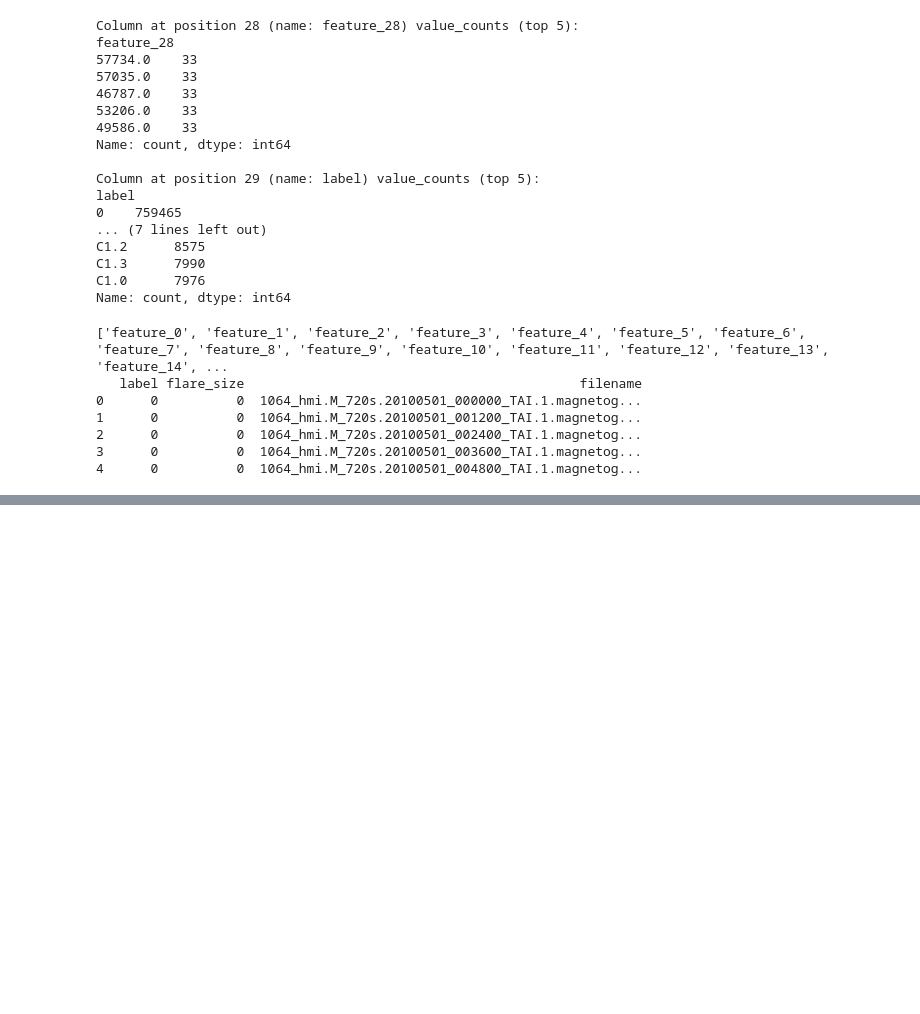
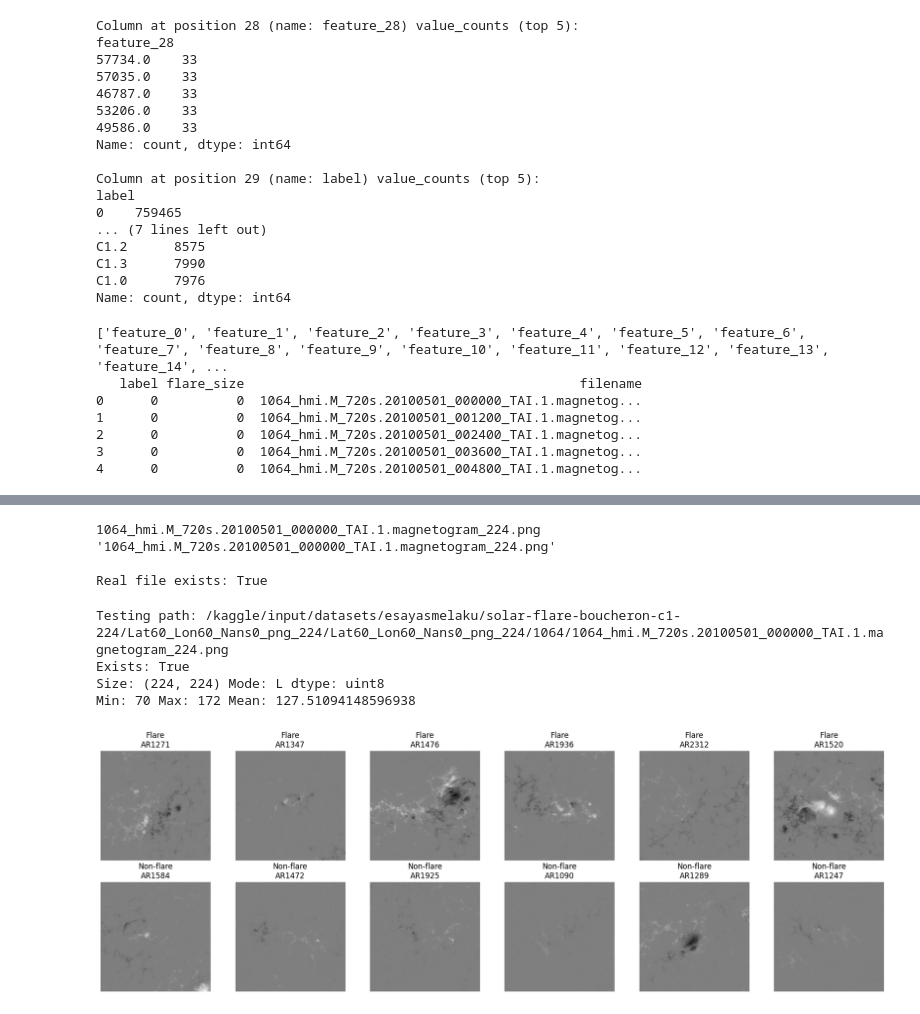
Before and after one commit to EsayasDS/Solar-flare-forecasting, a Jupyter notebook: solar-flare-forecasting.ipynb, the cells around one changed output, grey strips where cells are left out. Saved outputs shown, nothing was run; the diff lists cells and outputs as text; code cells hidden in the pictures; blank space fills up the shorter version.

```diff
--- a/solar-flare-forecasting.ipynb
+++ b/solar-flare-forecasting.ipynb
@@ -200,0 +303,60 @@ print(df[["label", "flare_size", "filename"]].head())
+# %%
+# Check the FULL filename from the CSV (not truncated by pandas display)
+print(df["filename"].iloc[0])
+print(repr(df["filename"].iloc[0]))
+
+# Compare it against a real file we just found
+real_file = ar_folders[0] / "1064_hmi.M_720s.20100503_234800_TAI.1.magnetogram_224.png"
+print("\nReal file exists:", real_file.exists())
+# %% [output]
+1064_hmi.M_720s.20100501_000000_TAI.1.magnetogram_224.png
+'1064_hmi.M_720s.20100501_000000_TAI.1.magnetogram_224.png'
+
+Real file exists: True
+# %%
+IMAGE_ROOT_REAL = DATA_ROOT / "Lat60_Lon60_Nans0_png_224" / "Lat60_Lon60_Nans0_png_224"
+
+sample_row = df.iloc[0]
+sample_path = IMAGE_ROOT_REAL / sample_row["AR_number"] / sample_row["filename"]
+print("Testing path:", sample_path)
+print("Exists:", sample_path.exists())
+
+if sample_path.exists():
+    img = Image.open(sample_path)
+    arr = np.array(img)
+    print("Size:", img.size, "Mode:", img.mode, "dtype:", arr.dtype)
+    print("Min:", arr.min(), "Max:", arr.max(), "Mean:", arr.mean())
+# %% [output]
+Testing path: /kaggle/input/datasets/esayasmelaku/solar-flare-boucheron-c1-224/Lat60_Lon60_Nans0_png_224/Lat60_Lon60_Nans0_png_224/1064/1064_hmi.M_720s.20100501_000000_TAI.1.magnetogram_224.png
+Exists: True
+Size: (224, 224) Mode: L dtype: uint8
+Min: 70 Max: 172 Mean: 127.51094148596938
+# %%
+import matplotlib.pyplot as plt
+
+def get_image_path(row):
+    return IMAGE_ROOT_REAL / row["AR_number"] / row["filename"]
+
+# Sample 6 flare and 6 non-flare images
+flare_sample = df[df["label"] == 1].sample(6, random_state=1)
+nonflare_sample = df[df["label"] == 0].sample(6, random_state=1)
+
+fig, axes = plt.subplots(2, 6, figsize=(18, 6))
+for i, (_, row) in enumerate(flare_sample.iterrows()):
+    p = get_image_path(row)
+    img = np.array(Image.open(p))
+    axes[0, i].imshow(img, cmap="gray", vmin=0, vmax=255)
+    axes[0, i].set_title(f"Flare\nAR{row['AR_number']}")
+    axes[0, i].axis("off")
+
+for i, (_, row) in enumerate(nonflare_sample.iterrows()):
+    p = get_image_path(row)
+    img = np.array(Image.open(p))
+    axes[1, i].imshow(img, cmap="gray", vmin=0, vmax=255)
+    axes[1, i].set_title(f"Non-flare\nAR{row['AR_number']}")
+    axes[1, i].axis("off")
+
+plt.tight_layout()
+plt.show()
+# %% [output]
+[figure, added]
```
Also changed, not shown: parts of 8 cells of this notebook.
